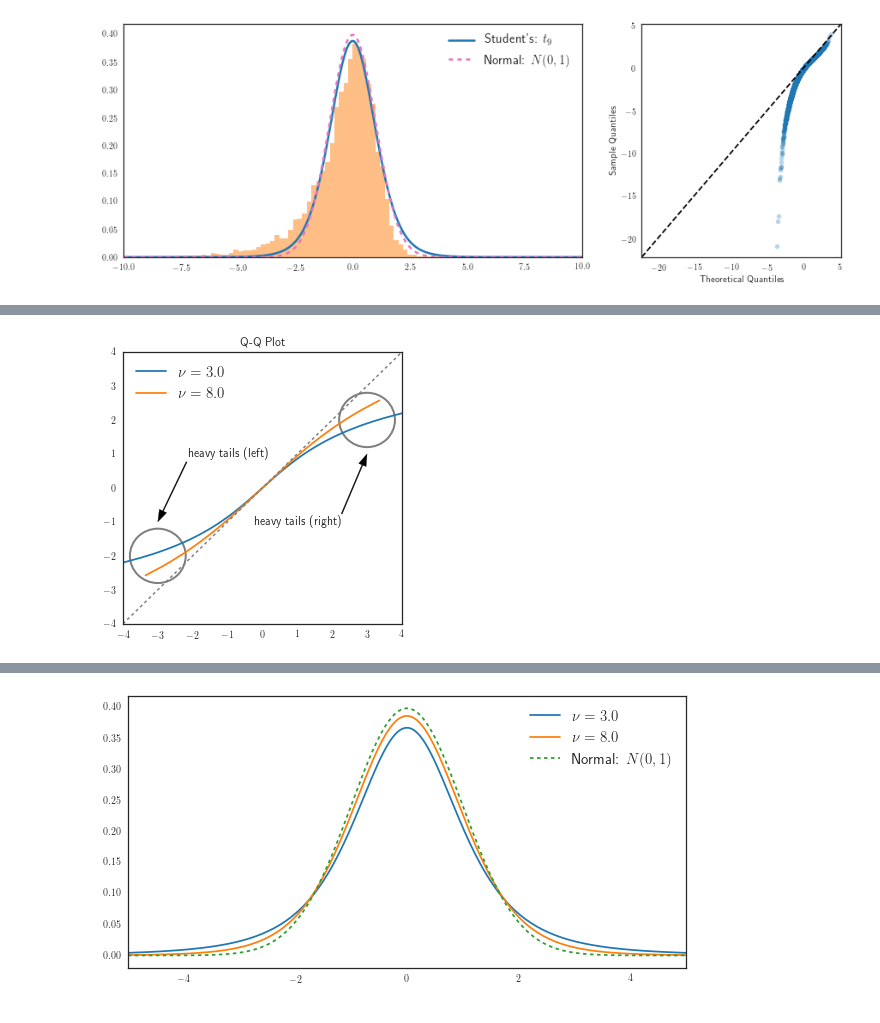
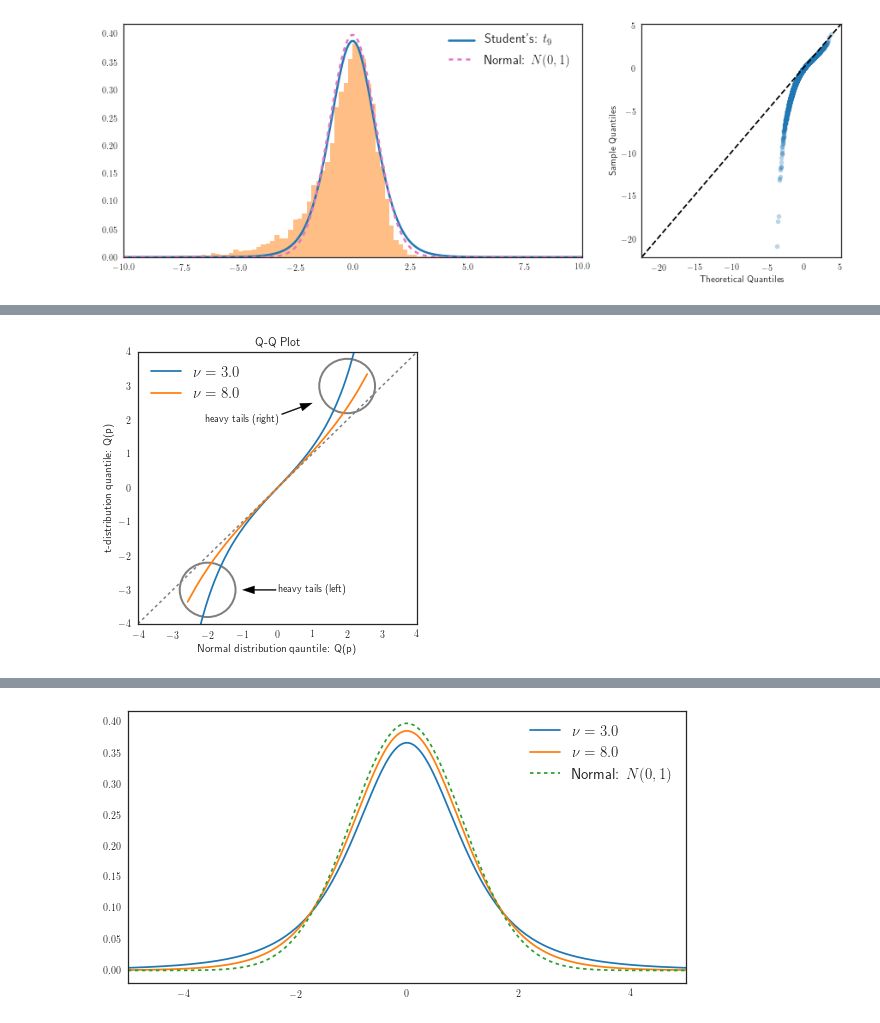
Before and after one commit to dkajtoch/Student-t-distribution, a Jupyter notebook: Properties of Student t-distribution.ipynb, the cells around one changed output, grey strips where cells are left out. Drawn from its saved outputs; the diff is of its cells as text; code cells hidden in the pictures.

```diff
--- a/Properties of Student t-distribution.ipynb
+++ b/Properties of Student t-distribution.ipynb
@@ -357,10 +354,10 @@ fig, ax = plt.subplots( figsize=(5,5) )
 
 
 student_tab = t.ppf( quantiles, df=3.0 )
-ax.plot( student_tab, normal_tab, c=color_map[0], label="$\\nu = 3.0$" )
+ax.plot( normal_tab, student_tab, c=color_map[0], label="$\\nu = 3.0$" )
 
 student_tab = t.ppf( quantiles, df=8.0 )
-ax.plot( student_tab, normal_tab, c=color_map[1], label="$\\nu = 8.0$" )
+ax.plot( normal_tab, student_tab, c=color_map[1], label="$\\nu = 8.0$" )
 
 ax.plot( [-4,4], [-4,4], lw=1.5, c='0.5', dashes=[2,2] )
 
@@ -368,39 +365,41 @@ ax.set_xlim(-4,4)
 ax.set_ylim(-4,4)
 
 ax.set_title('Q-Q Plot')
+ax.set_xlabel('Normal distribution qauntile: Q(p)')
+ax.set_ylabel('t-distribution quantile: Q(p)')
 
 ax.legend(fontsize=15)
 
 # Annotate figure
-circle1 = plt.Circle( (-3,-2), 0.8,
+circle1 = plt.Circle( (-2,-3), 0.8,
                       color=color_map[7],
                       fill=False,
                       linewidth=2.
                     )
-circle2 = plt.Circle( (3,2), 0.8,
+circle2 = plt.Circle( (2,3), 0.8,
                       color=color_map[7],
                       fill=False,
                       linewidth=2.
                     )
 ax.add_artist( circle1 )
 ax.add_artist( circle2 )
 
-ax.annotate( 'heavy tails (left)', xy=(-3, -1), xytext=(-1, 1),
+ax.annotate( 'heavy tails (left)', xy=(-1, -3), xytext=(1, -3),
              arrowprops=dict(facecolor='k', width=1., headwidth=8.),
              horizontalalignment='center',
              verticalalignment='center'
             )
 
-ax.annotate( 'heavy tails (right)', xy=(3, 1), xytext=(1, -1),
+ax.annotate( 'heavy tails (right)', xy=(1, 2.5), xytext=(-1, 2),
              arrowprops=dict(facecolor='k', width=1., headwidth=8.),
              horizontalalignment='center',
              verticalalignment='center'
             )
 
 # export figure
-plt.savefig( 'fig4.pdf', bbox_inches='tight', dpi=100)
+#plt.savefig( 'fig4.pdf', bbox_inches='tight', dpi=100)
 #plt.savefig( 'fig1.eps', bbox_inches='tight', dpi=100)
 plt.savefig( 'fig4.png', bbox_inches='tight', dpi=600)
 # %% [output]
-[figure, old version]
+[figure, new version]
 # %% [markdown]
```
